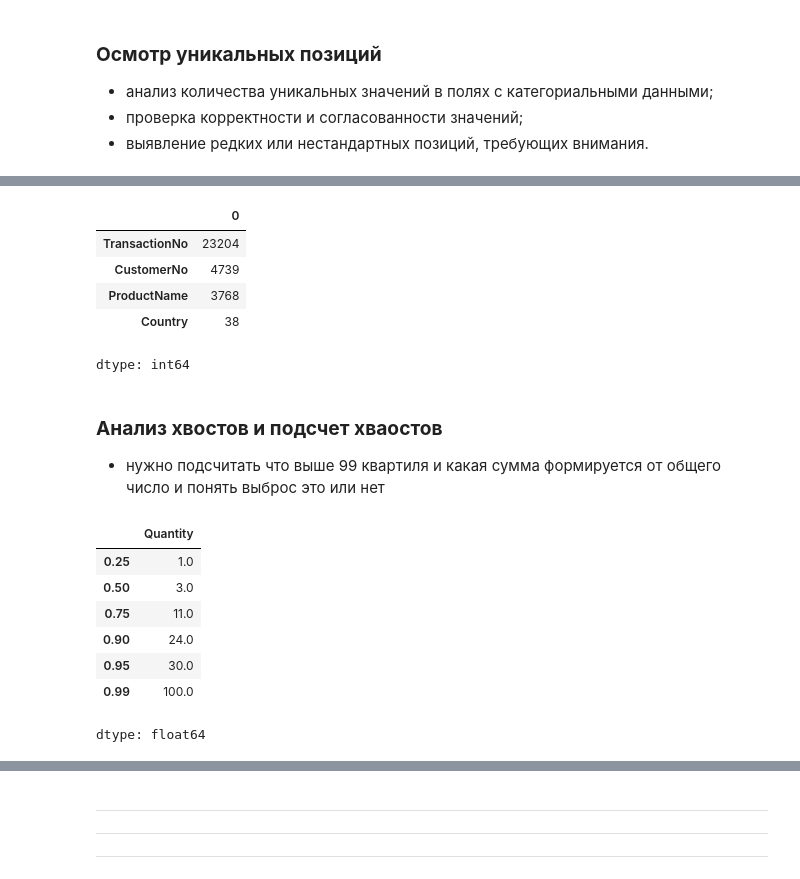
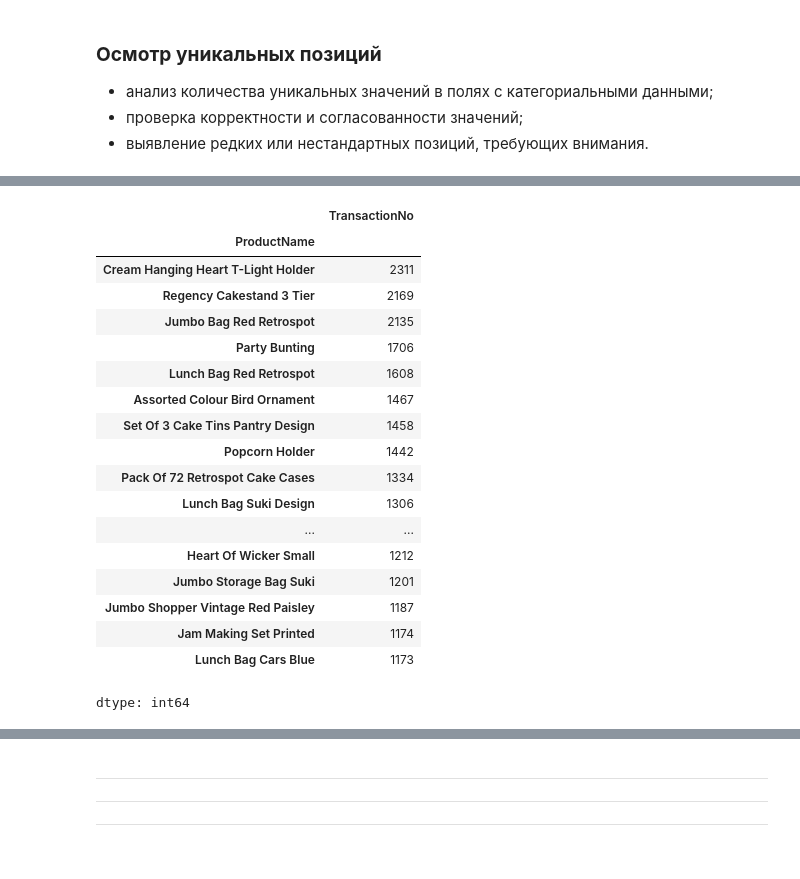
Before and after one commit to dazzens/dazzens, a Jupyter notebook: EDA_проект.ipynb, the cells around one changed output, grey strips where cells are left out. Cells and saved outputs as stored; diff of their text form; code cells hidden in the pictures.

Commit message:
выполнен 1 этап. дальше нужно будет поправить шороховатости

```diff
--- a/EDA_проект.ipynb
+++ b/EDA_проект.ipynb
@@ -962,33 +1140,27 @@ display(largest_quantity_transactions)
 # %%
-# Быстрый взгляд на все категориальные поля
-df[['Country',
-    'CustomerNo',
-    'ProductName',
-    'TransactionNo']].nunique().sort_values(ascending=False)
+(
+    df.groupby("ProductName")["TransactionNo"]
+      .nunique()
+      .sort_values(ascending=False)
+      .head(20)
+)
 # %% [output]
-|  | 0 |
-| TransactionNo | 23204 |
-| CustomerNo | 4739 |
-| ProductName | 3768 |
-| Country | 38 |
+|  | TransactionNo |
+| ProductName |  |
+| Cream Hanging Heart T-Light Holder | 2311 |
+| Regency Cakestand 3 Tier | 2169 |
+| Jumbo Bag Red Retrospot | 2135 |
+| Party Bunting | 1706 |
+| Lunch Bag Red Retrospot | 1608 |
+| Assorted Colour Bird Ornament | 1467 |
+| Set Of 3 Cake Tins Pantry Design | 1458 |
+| Popcorn Holder | 1442 |
+| Pack Of 72 Retrospot Cake Cases | 1334 |
+| Lunch Bag Suki Design | 1306 |
+| ... | ... |
+| Heart Of Wicker Small | 1212 |
+| Jumbo Storage Bag Suki | 1201 |
+| Jumbo Shopper Vintage Red Paisley | 1187 |
+| Jam Making Set Printed | 1174 |
+| Lunch Bag Cars Blue | 1173 |
 dtype: int64
-# %% [markdown]
-### **Анализ хвостов и подсчет хваостов**
-
-- нужно подсчитать что выше 99 квартиля и какая сумма формируется от общего число и понять выброс это или нет
-# %%
-df['Quantity'].quantile([0.25,
-                      0.5,
-                      0.75,
-                      0.9,
-                      0.95,
-                      0.99])
-# %% [output]
-|  | Quantity |
-| 0.25 | 1.0 |
-| 0.50 | 3.0 |
-| 0.75 | 11.0 |
-| 0.90 | 24.0 |
-| 0.95 | 30.0 |
-| 0.99 | 100.0 |
-dtype: float64
```
Also changed, not shown: parts of 22 cells of this notebook.
